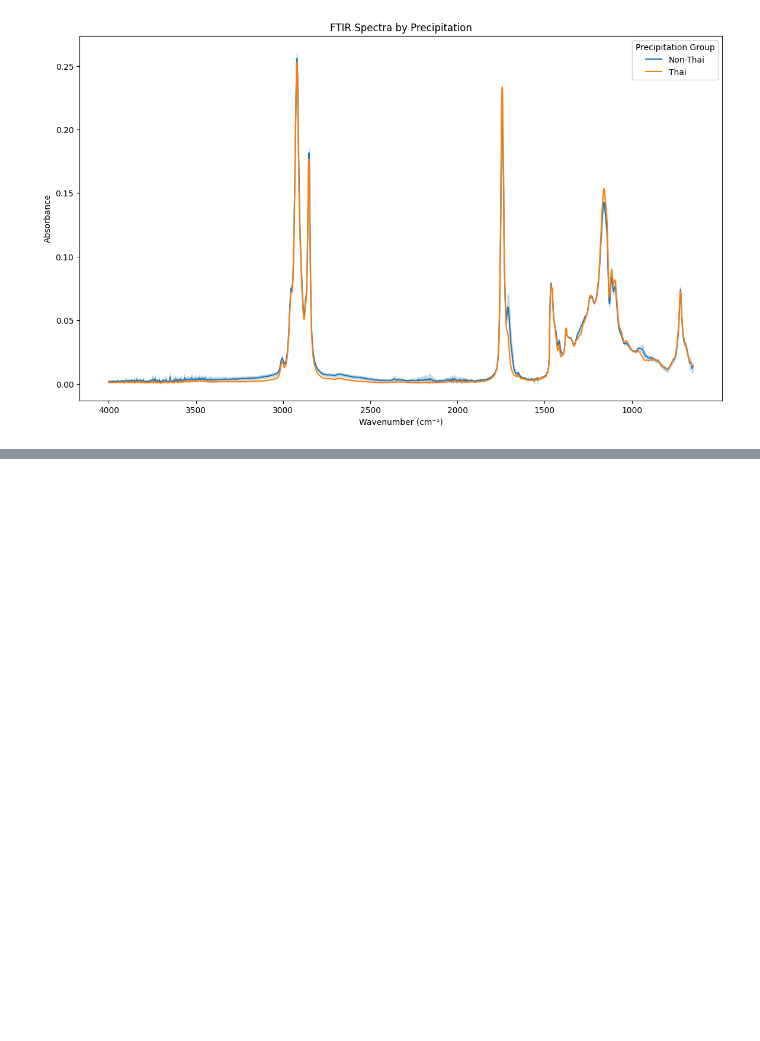
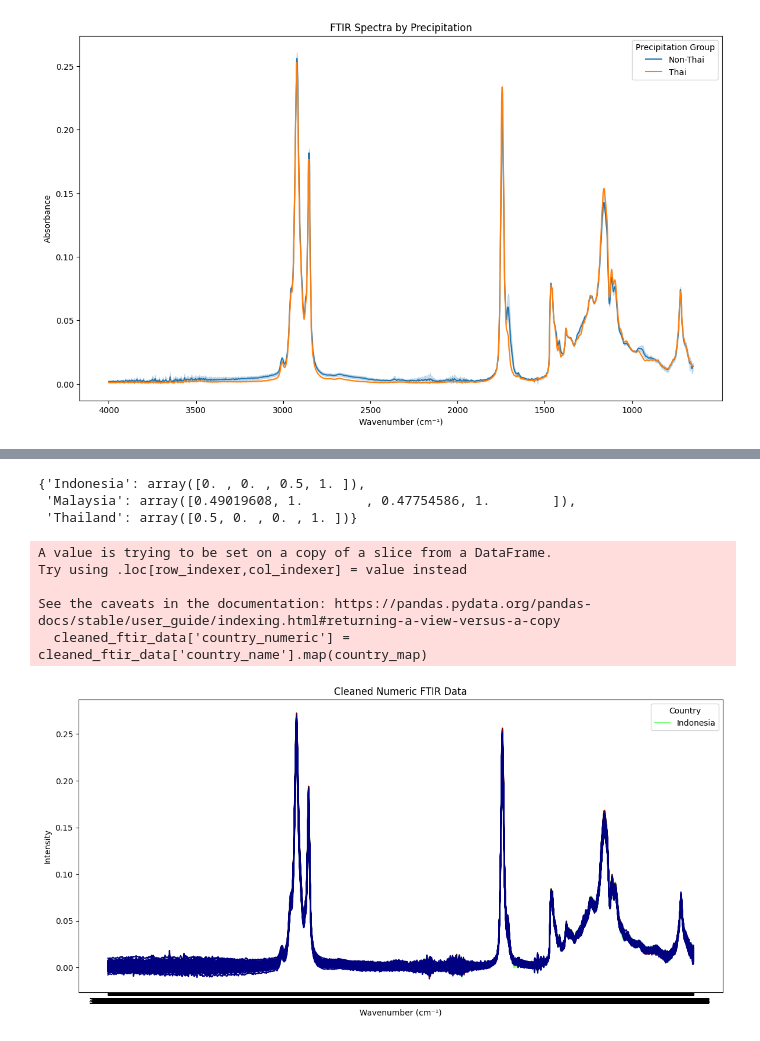
Before and after one commit to mfhars/cpocluster, a Jupyter notebook: 0. Spectra viz.ipynb, the cells around one changed output, grey strips where cells are left out. Saved outputs shown, nothing was run; the diff lists cells and outputs as text; code cells hidden in the pictures; blank space fills up the shorter version.

```diff
--- a/0. Spectra viz.ipynb
+++ b/0. Spectra viz.ipynb
@@ -282,0 +554,65 @@ plt.show()
+# %%
+# Create a color mapping for each country
+countries = cleaned_ftir_data['country_name'].unique()
+colors = plt.cm.jet(np.linspace(0, 1, len(countries)))
+country_color_map = dict(zip(countries, colors))
+
+country_color_map
+# %% [output]
+{'Indonesia': array([0. , 0. , 0.5, 1. ]),
+ 'Malaysia': array([0.49019608, 1.        , 0.47754586, 1.        ]),
+ 'Thailand': array([0.5, 0. , 0. , 1. ])}
+# %%
+# Identify numeric columns
+numeric_cols = ftir_data.columns[3:-5]
+string_cols = ftir_data.columns[:3].tolist() + ftir_data.columns[-5:].tolist()
+
+# Define criteria for bad spectra
+def is_bad_spectrum(row):
+    if row.isnull().any() or (row == 0).all():
+        return True
+    return False
+
+# Identify rows with bad spectra
+bad_spectra_indices = ftir_data[numeric_cols].apply(is_bad_spectrum, axis=1)
+
+# Calculate mean and standard deviation of spectra
+mean_spectra = ftir_data[numeric_cols].mean()
+std_spectra = ftir_data[numeric_cols].std()
+
+# Define threshold for identifying outliers
+threshold = 3
+
+# Identify outliers
+outliers = ftir_data[numeric_cols].apply(lambda x: np.abs(x - mean_spectra) > threshold * std_spectra, axis=1).sum(axis=1) > 0
+
+# Combine bad spectra and outliers
+to_remove = bad_spectra_indices | outliers
+
+# Remove bad spectra and outliers
+cleaned_ftir_data = ftir_data[~to_remove]
+
+# Create a numerical mapping for each country
+country_map = {'Indonesia': 1, 'Thailand': 0, 'Malaysia': 2}
+cleaned_ftir_data['country_numeric'] = cleaned_ftir_data['country_name'].map(country_map)
+
+# Plot the cleaned numeric data
+plt.figure(figsize=(12, 6))
+for idx, row in cleaned_ftir_data.iterrows():
+    country_numeric = row['country_numeric']
+    plt.plot(row[numeric_cols], label=row['country_name'] if idx == 0 else "", color=plt.cm.jet(country_numeric / 2))
+
+plt.title('Cleaned Numeric FTIR Data')
+plt.xlabel('Wavenumber (cm⁻¹)')
+plt.ylabel('Intensity')
+plt.gca().invert_xaxis()
+plt.legend(title='Country', loc='upper right')
+plt.tight_layout()
+plt.show()
+# %% [output]
+A value is trying to be set on a copy of a slice from a DataFrame.
+Try using .loc[row_indexer,col_indexer] = value instead
+
+See the caveats in the documentation: https://pandas.pydata.org/pandas-docs/stable/user_guide/indexing.html#returning-a-view-versus-a-copy
+  cleaned_ftir_data['country_numeric'] = cleaned_ftir_data['country_name'].map(country_map)
+[figure, added]
```
Also changed, not shown: parts of 6 cells of this notebook, 1 other file.
